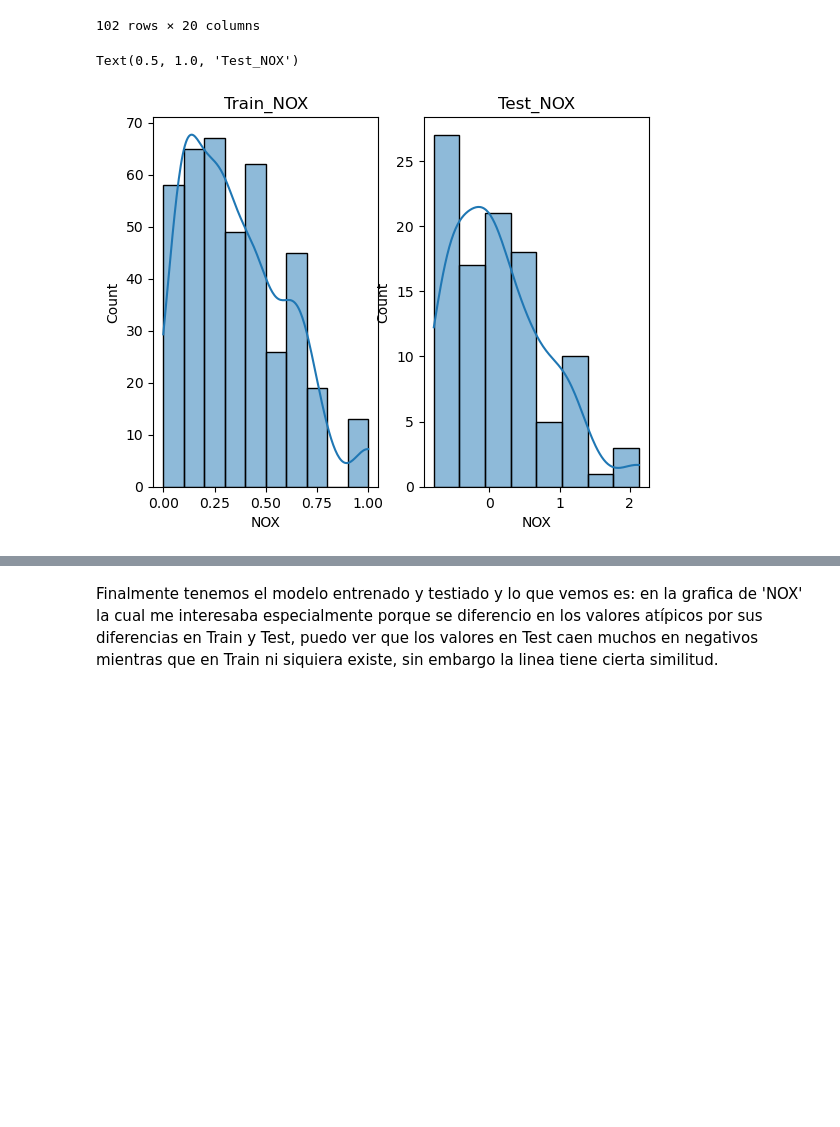
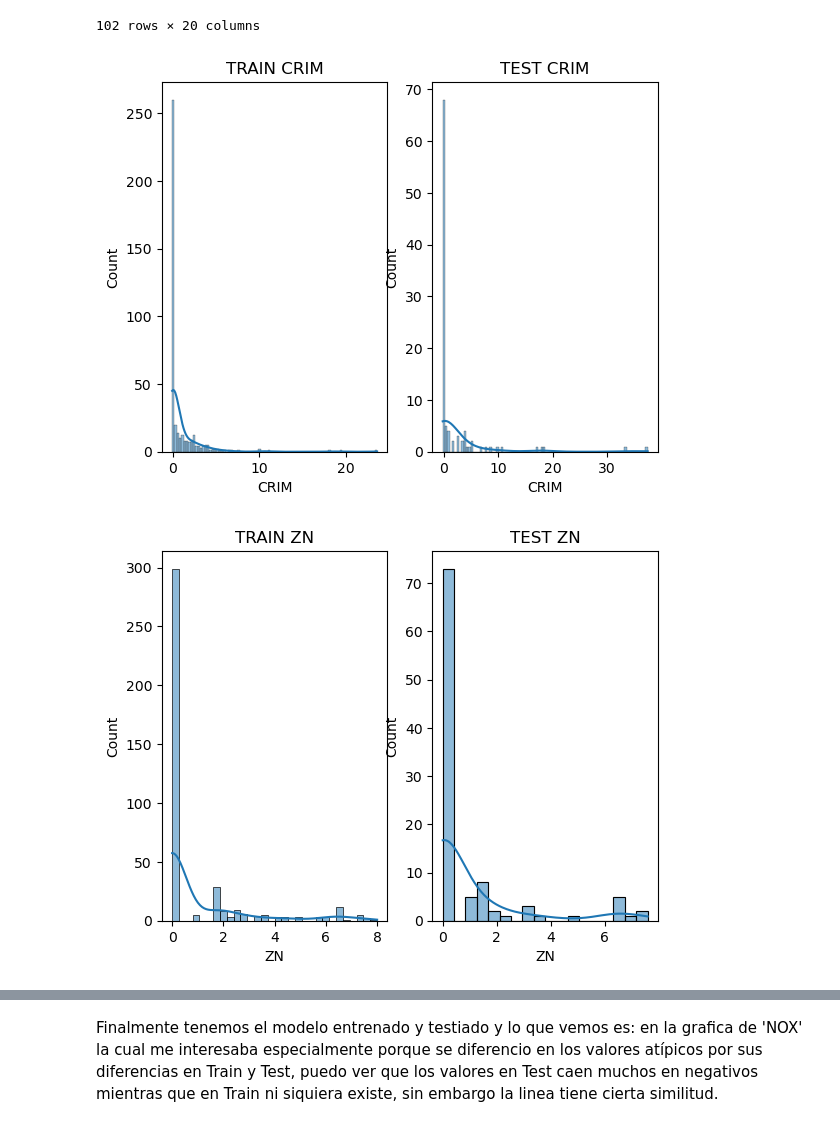
Before and after one commit to LeonBali3110/Sprint_5, a Jupyter notebook: M05 T02.ipynb, the cells around one changed output, grey strips where cells are left out. Cells and saved outputs as stored; diff of their text form; code cells hidden in the pictures; blank space fills up the shorter version.

```diff
--- a/M05 T02.ipynb
+++ b/M05 T02.ipynb
@@ -431,13 +419,17 @@ x_test
 | 437 | 9.894682 | 0.0 | 0.696909 | 0.0 | 1.331298 | -0.325921 | 0.871002 | 0.077077 | 1.000000 | 0.486957 | -17.381479 | ... |
 | 216 | -0.114490 | 0.0 | 0.527900 | 0.0 | 0.170992 | 0.656706 | 0.841151 | 0.276629 | 0.184100 | -0.834783 | 0.103942 | ... |
 102 rows × 20 columns
-# %%
-fig, axes = plt.subplots(1, 2)
-sns.histplot(ax=axes[0], x=x_train['NOX'], kde = True)
-axes[0].set_title("Train_NOX")
-
-sns.histplot(ax=axes[1], x=x_test['NOX'], kde = True)
-axes[1].set_title("Test_NOX")
-# %% [output]
-Text(0.5, 1.0, 'Test_NOX')
-[figure, removed]
+# %%
+train_x= ['CRIM', 'ZN', 'RM', 'DIS', 'RTRATIO', 'B', 'LSTAT', 'INDUS', 'AGE', 'TAX', 'NOX']
+test_x = ['CRIM', 'ZN', 'RM', 'DIS', 'RTRATIO', 'B', 'LSTAT', 'INDUS', 'AGE', 'TAX', 'NOX']
+# %%
+for columna_test, columna_train in zip(test_x, train_x):
+    fig, axes = plt.subplots(1, 2)
+    sns.histplot(ax=axes[0], x=x_train[columna_train], kde = True)
+    axes[0].set_title("TRAIN " + columna_train)
+
+    sns.histplot(ax=axes[1], x=x_test[columna_test], kde = True)
+    axes[1].set_title("TEST " + columna_test)
+# %% [output]
+[figure, added]
+[figure, added]
```
Also changed, not shown: parts of 5 cells of this notebook.
